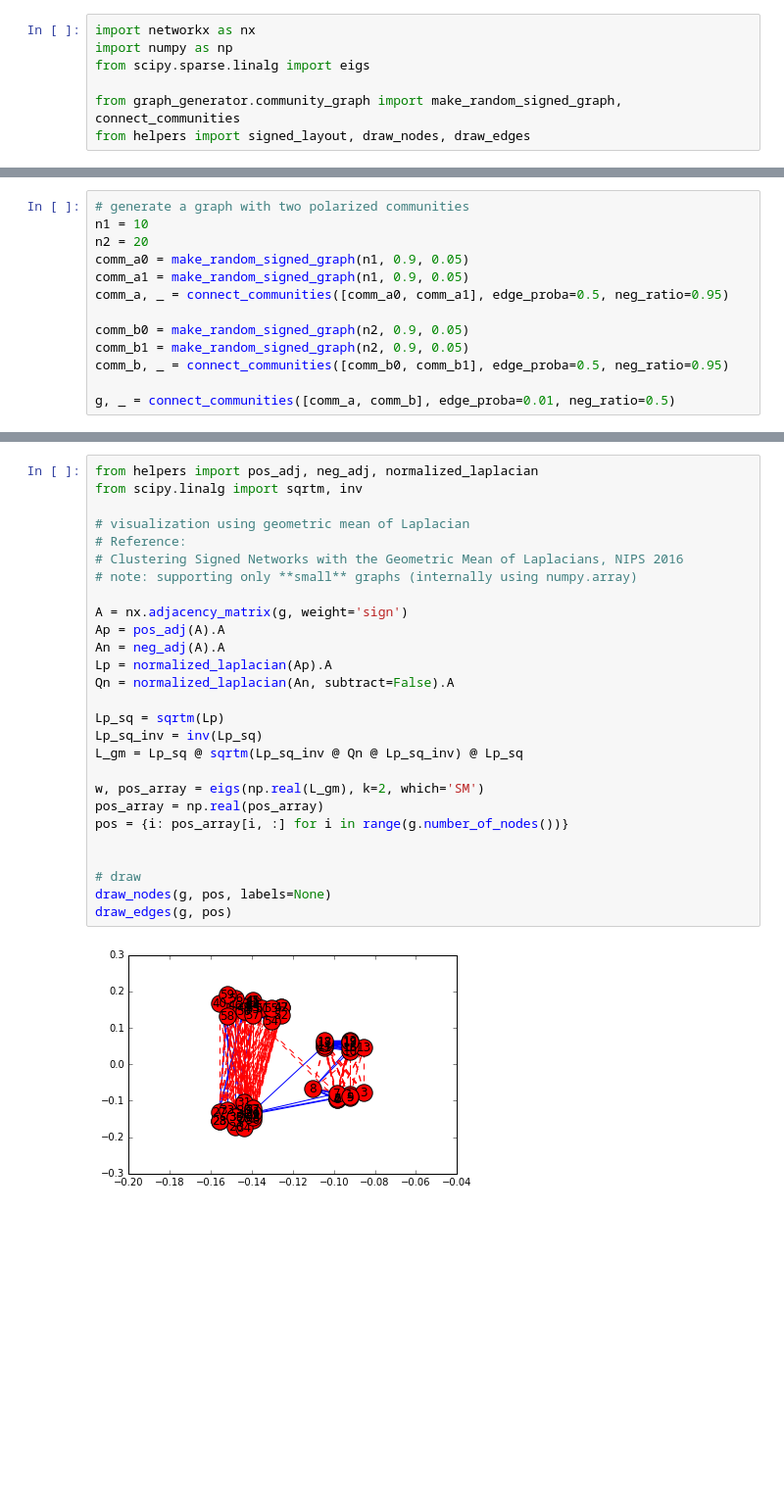
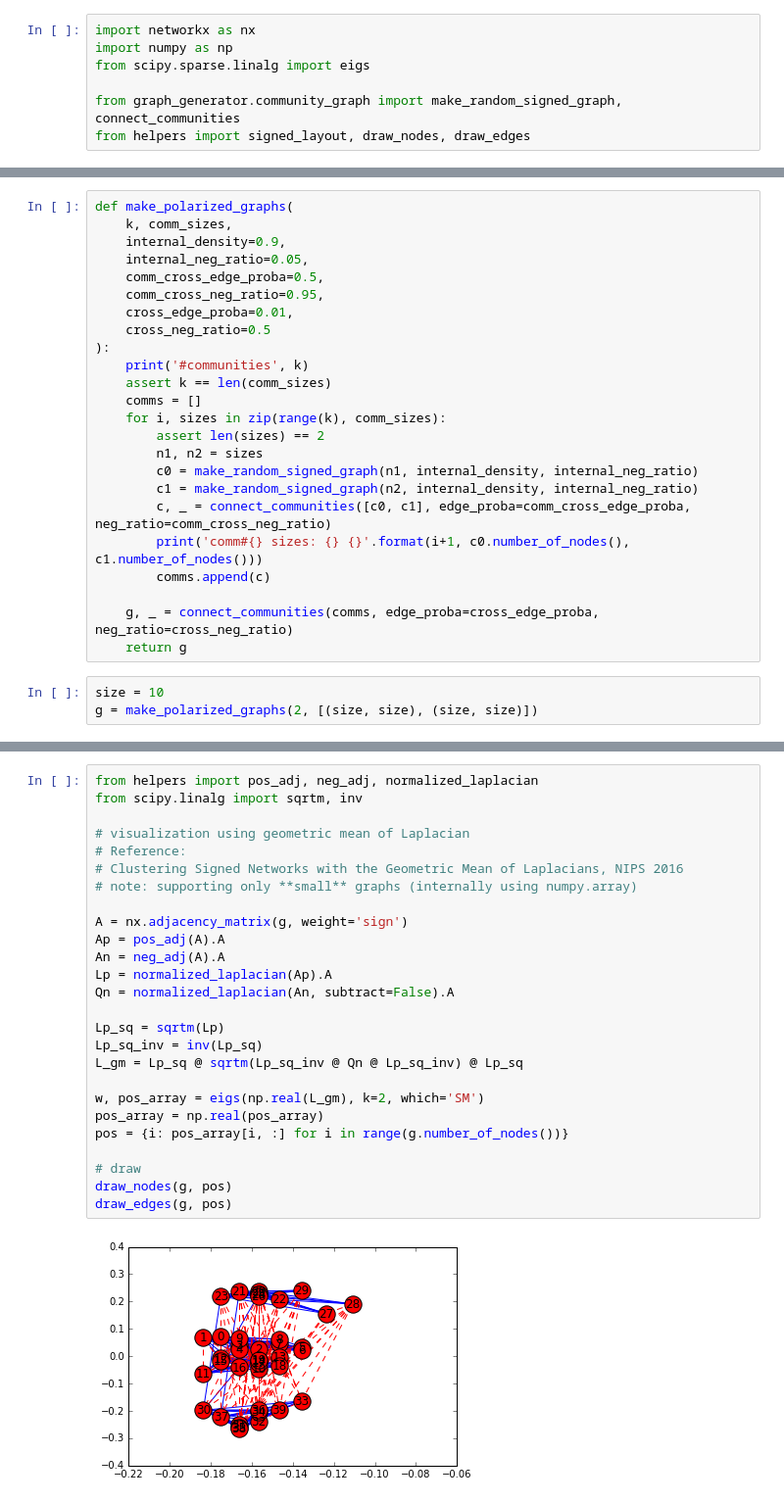
Before and after one commit to xiaohan2012/signed-local-community, a Jupyter notebook: local-polarization.ipynb, the cells around one changed output, grey strips where cells are left out. Shown at 98% size. Drawn from its saved outputs; the diff is of its cells as text; blank space fills up the shorter version.

Commit message:
demo on toy graph

```diff
--- a/local-polarization.ipynb
+++ b/local-polarization.ipynb
@@ -17,13 +10,27 @@ comm_a
-# %%
-# generate a graph with two polarized communities
-n1 = 10
-n2 = 20
-comm_a0 = make_random_signed_graph(n1, 0.9, 0.05)
-comm_a1 = make_random_signed_graph(n1, 0.9, 0.05)
-comm_a, _ = connect_communities([comm_a0, comm_a1], edge_proba=0.5, neg_ratio=0.95)
-
-comm_b0 = make_random_signed_graph(n2, 0.9, 0.05)
-comm_b1 = make_random_signed_graph(n2, 0.9, 0.05)
-comm_b, _ = connect_communities([comm_b0, comm_b1], edge_proba=0.5, neg_ratio=0.95)
-
-g, _ = connect_communities([comm_a, comm_b], edge_proba=0.01, neg_ratio=0.5)
+# %%
+def make_polarized_graphs(
+    k, comm_sizes,
+    internal_density=0.9,
+    internal_neg_ratio=0.05,
+    comm_cross_edge_proba=0.5,
+    comm_cross_neg_ratio=0.95,
+    cross_edge_proba=0.01,
+    cross_neg_ratio=0.5
+):
+    print('#communities', k)
+    assert k == len(comm_sizes)
+    comms = []
+    for i, sizes in zip(range(k), comm_sizes):
+        assert len(sizes) == 2
+        n1, n2 = sizes
+        c0 = make_random_signed_graph(n1, internal_density, internal_neg_ratio)
+        c1 = make_random_signed_graph(n2, internal_density, internal_neg_ratio)
+        c, _ = connect_communities([c0, c1], edge_proba=comm_cross_edge_proba, neg_ratio=comm_cross_neg_ratio)
+        print('comm#{} sizes: {} {}'.format(i+1, c0.number_of_nodes(), c1.number_of_nodes()))
+        comms.append(c)
+
+    g, _ = connect_communities(comms, edge_proba=cross_edge_proba, neg_ratio=cross_neg_ratio)
+    return g
+# %%
+size = 10
+g = make_polarized_graphs(2, [(size, size), (size, size)])
@@ -36,29 +47,28 @@ draw_edges(g, pos)
 # %%
 from helpers import pos_adj, neg_adj, normalized_laplacian
 from scipy.linalg import sqrtm, inv
 
 # visualization using geometric mean of Laplacian
 # Reference:
 # Clustering Signed Networks with the Geometric Mean of Laplacians, NIPS 2016
 # note: supporting only **small** graphs (internally using numpy.array)
 
 A = nx.adjacency_matrix(g, weight='sign')
 Ap = pos_adj(A).A
 An = neg_adj(A).A
 Lp = normalized_laplacian(Ap).A
 Qn = normalized_laplacian(An, subtract=False).A
 
 Lp_sq = sqrtm(Lp)
 Lp_sq_inv = inv(Lp_sq)
 L_gm = Lp_sq @ sqrtm(Lp_sq_inv @ Qn @ Lp_sq_inv) @ Lp_sq
 
 w, pos_array = eigs(np.real(L_gm), k=2, which='SM')
 pos_array = np.real(pos_array)
 pos = {i: pos_array[i, :] for i in range(g.number_of_nodes())}
 
-
 # draw
-draw_nodes(g, pos, labels=None)
+draw_nodes(g, pos)
 draw_edges(g, pos)
 # %% [output]
-[figure, old version]
+[figure, new version]
```
Also changed, not shown: parts of 11 cells of this notebook.
